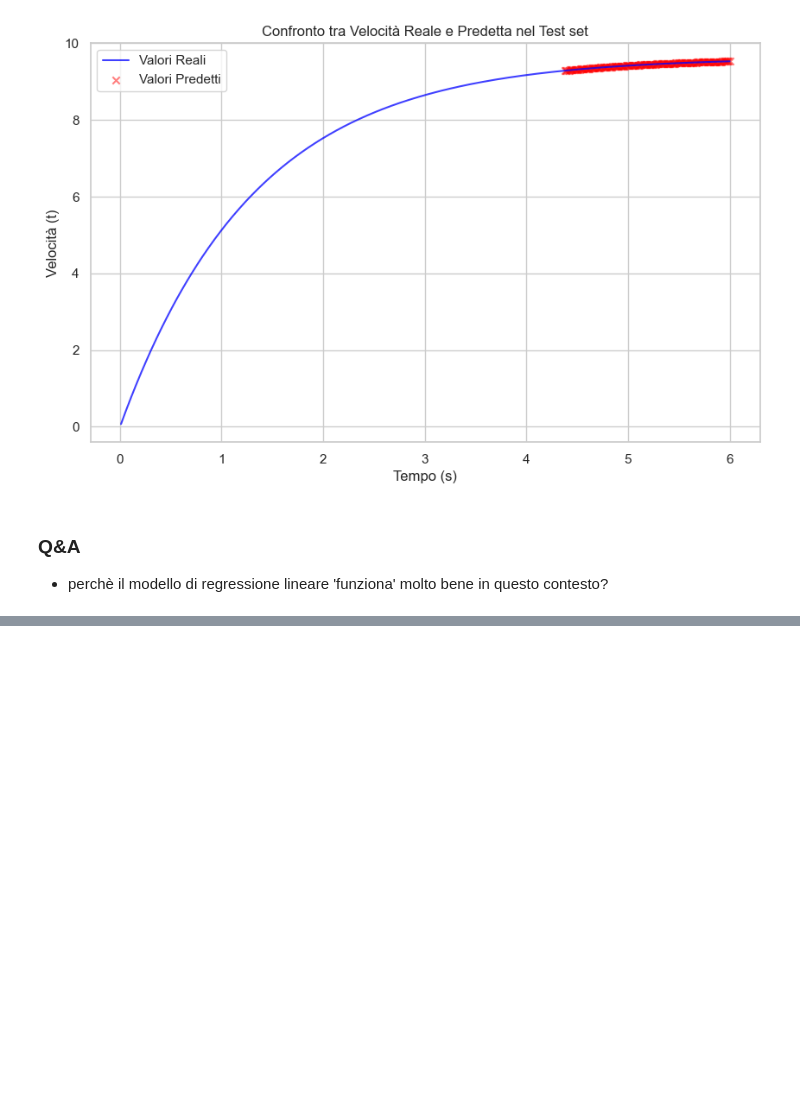
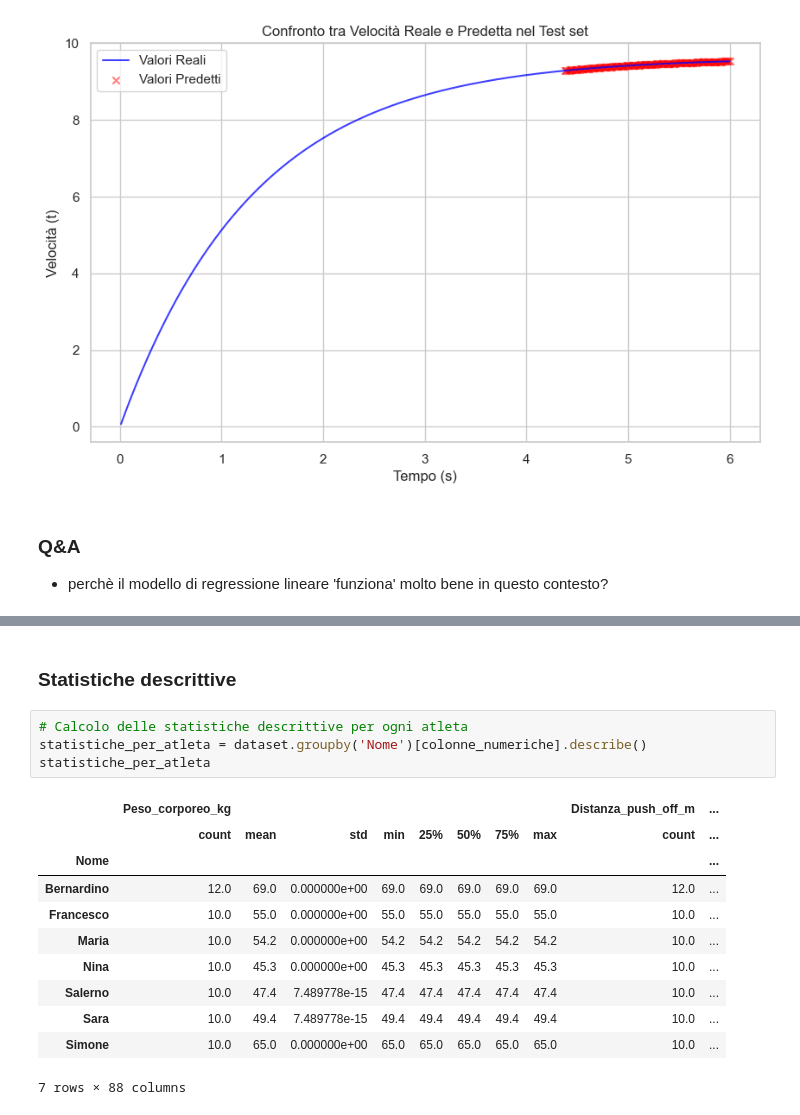
Before and after one commit to aleqrt/pcto, a Jupyter notebook: notebook/7_Analisi_sprinter.ipynb, the cells around one changed output, grey strips where cells are left out. Cells and saved outputs as stored; diff of their text form; blank space fills up the shorter version.

```diff
--- a/notebook/7_Analisi_sprinter.ipynb
+++ b/notebook/7_Analisi_sprinter.ipynb
@@ -298,0 +344,18 @@ R^2 nel test set: 1.0
+# %% [markdown]
+### Statistiche descrittive
+# %%
+# Calcolo delle statistiche descrittive per ogni atleta
+statistiche_per_atleta = dataset.groupby('Nome')[colonne_numeriche].describe()
+statistiche_per_atleta
+# %% [output]
+|  | Peso_corporeo_kg |  |  |  |  |  |  |  | Distanza_push_off_m | ... |
+|  | count | mean | std | min | 25% | 50% | 75% | max | count | ... |
+| Nome |  |  |  |  |  |  |  |  |  | ... |
+| Bernardino | 12.0 | 69.0 | 0.000000e+00 | 69.0 | 69.0 | 69.0 | 69.0 | 69.0 | 12.0 | ... |
+| Francesco | 10.0 | 55.0 | 0.000000e+00 | 55.0 | 55.0 | 55.0 | 55.0 | 55.0 | 10.0 | ... |
+| Maria | 10.0 | 54.2 | 0.000000e+00 | 54.2 | 54.2 | 54.2 | 54.2 | 54.2 | 10.0 | ... |
+| Nina | 10.0 | 45.3 | 0.000000e+00 | 45.3 | 45.3 | 45.3 | 45.3 | 45.3 | 10.0 | ... |
+| Salerno | 10.0 | 47.4 | 7.489778e-15 | 47.4 | 47.4 | 47.4 | 47.4 | 47.4 | 10.0 | ... |
+| Sara | 10.0 | 49.4 | 7.489778e-15 | 49.4 | 49.4 | 49.4 | 49.4 | 49.4 | 10.0 | ... |
+| Simone | 10.0 | 65.0 | 0.000000e+00 | 65.0 | 65.0 | 65.0 | 65.0 | 65.0 | 10.0 | ... |
+7 rows × 88 columns
```
Also changed, not shown: parts of 10 cells of this notebook.
